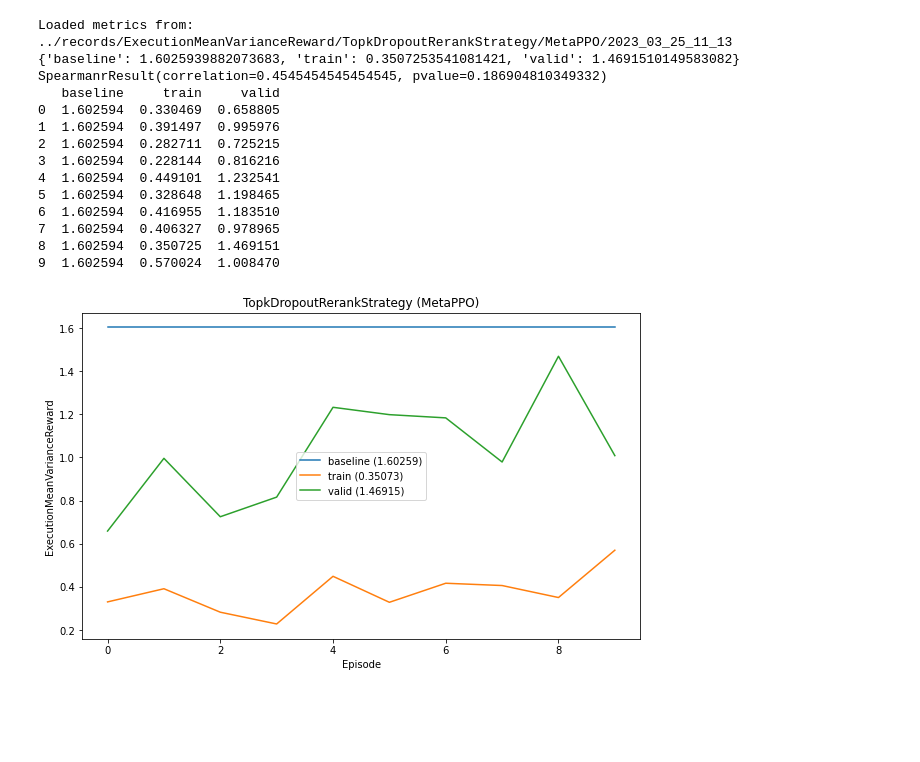
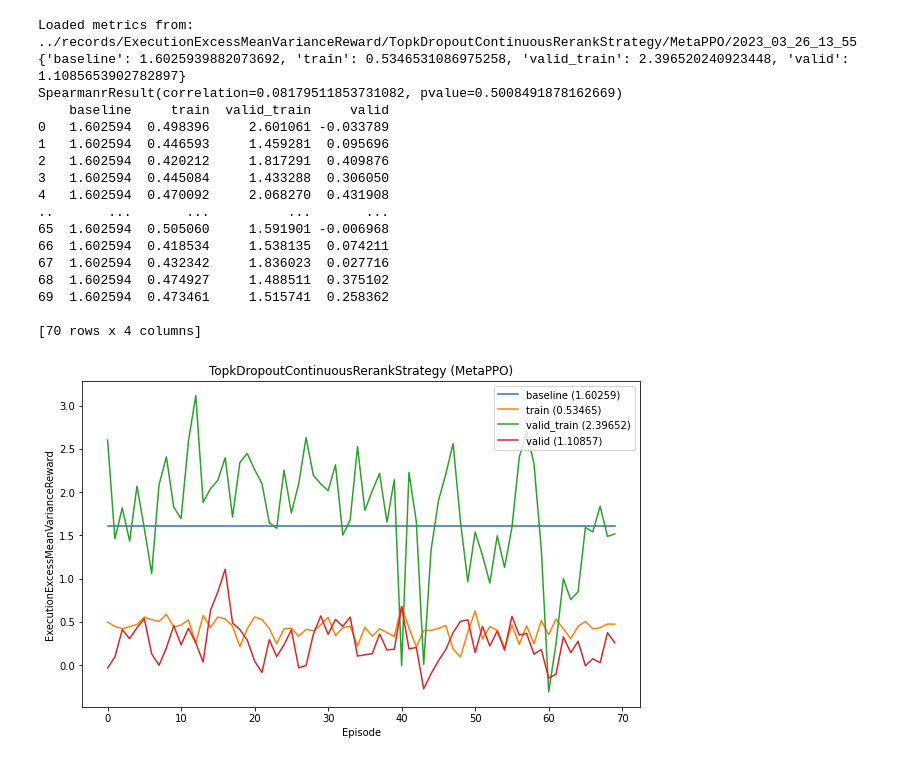
Before and after one commit to ChenglongChen/Long-Capital, a Jupyter notebook: examples/rl_plot_metrics.ipynb, the cells around one changed output. Cells and saved outputs as stored; diff of their text form; code cells hidden in the pictures; blank space fills up the shorter version.

```diff
--- a/examples/rl_plot_metrics.ipynb
+++ b/examples/rl_plot_metrics.ipynb
@@ -18,6 +18,7 @@ def plot_metrics(train_reward, valid_reward, strategy, policy_cls, scale=1, ann_
 
     df_base = pd.read_csv(f"{output_dir}/baseline/result.csv")
     df_train = pd.read_csv(f"{output_dir}/metrics/train_result.csv", index_col=0)
+    df_valid_train = pd.read_csv(f"{output_dir}/metrics/validation_train_result.csv", index_col=0)
     df_valid = pd.read_csv(f"{output_dir}/metrics/validation_result.csv", index_col=0)
     df_base = df_base.loc[df_base.index.repeat(len(df_train))].reset_index(drop=True)
 
@@ -29,6 +30,7 @@ def plot_metrics(train_reward, valid_reward, strategy, policy_cls, scale=1, ann_
     df = pd.DataFrame({
         "baseline": df_base["reward"],
         "train": df_train["reward"],
+        "valid_train": df_valid_train["val_train/reward"],
         "valid": df_valid["val/reward"]
     })
     df.dropna(inplace=True)
@@ -36,38 +38,41 @@ def plot_metrics(train_reward, valid_reward, strategy, policy_cls, scale=1, ann_
     print(f"Loaded metrics from: {output_dir}")
     best = df.fillna(-1).sort_values("valid", ascending=True).iloc[-1].to_dict()
     print(best)
-    print(scipy.stats.spearmanr(df["train"], df["valid"]))
+    print(scipy.stats.spearmanr(df["valid_train"], df["valid"]))
     print(df)
 
     df.plot(figsize=(10, 6))
-    plt.legend([f"baseline ({best['baseline']:.5f})", f"train ({best['train']:.5f})", f"valid ({best['valid']:.5f})"])
+    plt.legend([f"baseline ({best['baseline']:.5f})", f"train ({best['train']:.5f})", f"valid_train ({best['valid_train']:.5f})", f"valid ({best['valid']:.5f})"])
     plt.title(f"{strategy} ({policy_cls})")
     plt.xlabel("Episode")
     plt.ylabel(train_reward)
-# %%
-plot_metrics(
-    train_reward="ExecutionMeanVarianceReward",
-    valid_reward="EpisodeInformationRatioReward",
-    strategy="TopkDropoutRerankStrategy",
-    policy_cls="MetaPPO",
-    scale=1,
-    ann_scaler=1,
-    norm_steps_per_episode=False,
-    index=-1
-)
-# %% [output]
-Loaded metrics from: ../records/ExecutionMeanVarianceReward/TopkDropoutRerankStrategy/MetaPPO/2023_03_25_11_13
-{'baseline': 1.6025939882073683, 'train': 0.3507253541081421, 'valid': 1.4691510149583082}
-SpearmanrResult(correlation=0.4545454545454545, pvalue=0.186904810349332)
-   baseline     train     valid
-0  1.602594  0.330469  0.658805
-1  1.602594  0.391497  0.995976
-2  1.602594  0.282711  0.725215
-3  1.602594  0.228144  0.816216
-4  1.602594  0.449101  1.232541
-5  1.602594  0.328648  1.198465
-6  1.602594  0.416955  1.183510
-7  1.602594  0.406327  0.978965
-8  1.602594  0.350725  1.469151
-9  1.602594  0.570024  1.008470
-[figure, removed]
+# %%
+plot_metrics(
+    train_reward="ExecutionExcessMeanVarianceReward",
+    valid_reward="EpisodeInformationRatioReward",
+    strategy="TopkDropoutContinuousRerankStrategy",
+    policy_cls="MetaPPO",
+    scale=1,
+    ann_scaler=1,
+    norm_steps_per_episode=False,
+    index=-1
+)
+# %% [output]
+Loaded metrics from: ../records/ExecutionExcessMeanVarianceReward/TopkDropoutContinuousRerankStrategy/MetaPPO/2023_03_26_13_55
+{'baseline': 1.6025939882073692, 'train': 0.5346531086975258, 'valid_train': 2.396520240923448, 'valid': 1.1085653902782897}
+SpearmanrResult(correlation=0.08179511853731082, pvalue=0.5008491878162669)
+    baseline     train  valid_train     valid
+0   1.602594  0.498396     2.601061 -0.033789
+1   1.602594  0.446593     1.459281  0.095696
+2   1.602594  0.420212     1.817291  0.409876
+3   1.602594  0.445084     1.433288  0.306050
+4   1.602594  0.470092     2.068270  0.431908
+..       ...       ...          ...       ...
+65  1.602594  0.505060     1.591901 -0.006968
+66  1.602594  0.418534     1.538135  0.074211
+67  1.602594  0.432342     1.836023  0.027716
+68  1.602594  0.474927     1.488511  0.375102
+69  1.602594  0.473461     1.515741  0.258362
+
+[70 rows x 4 columns]
+[figure, added]
```
Also changed, not shown: parts of 4 cells of this notebook.
